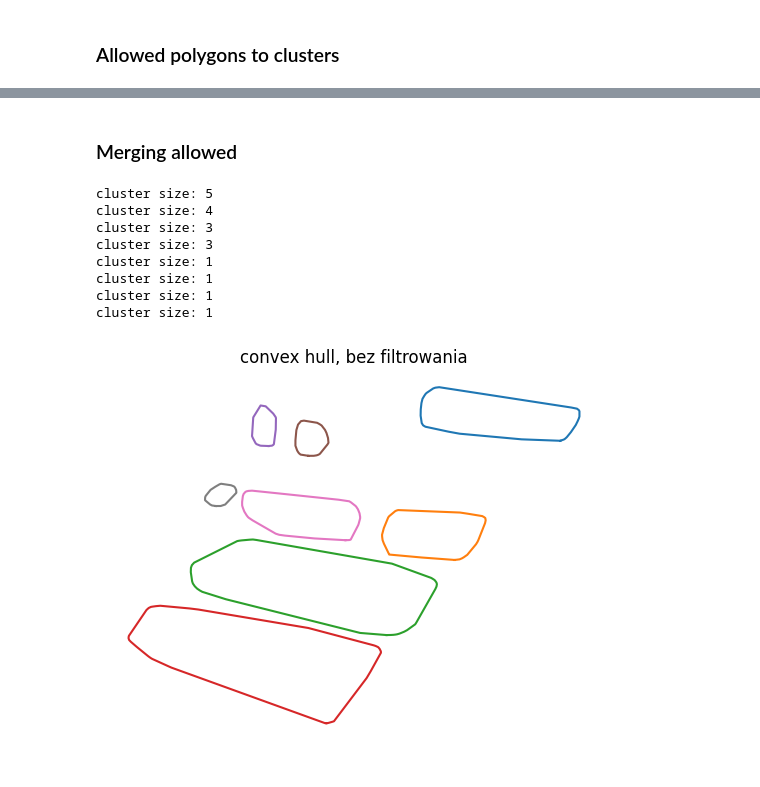
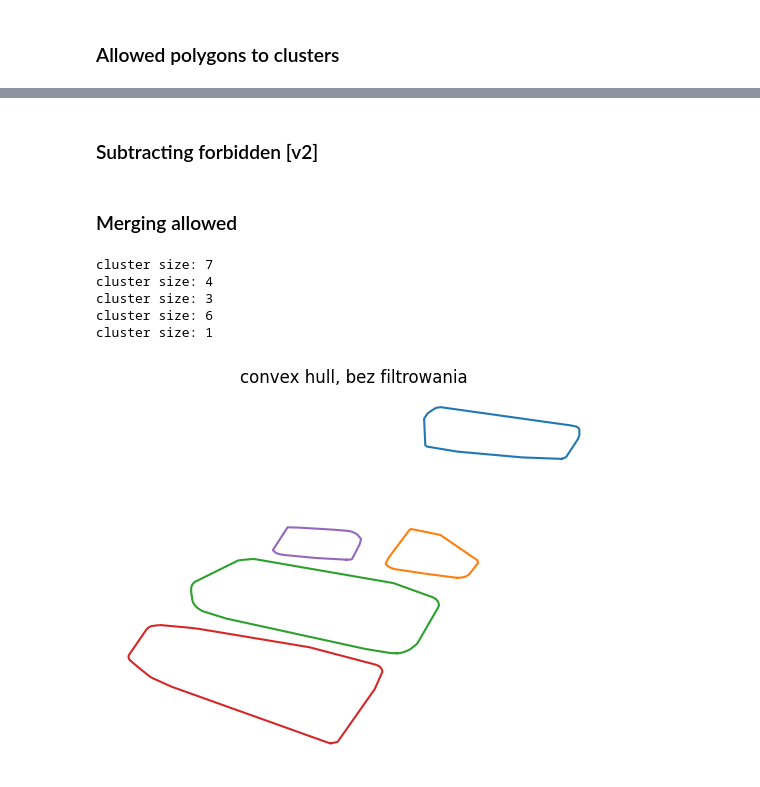
Before and after one commit to Trawirr/ParkingApp, a Jupyter notebook: image_processing/allowed_to_top_down.ipynb, the cells around one changed output, grey strips where cells are left out. Cells and saved outputs as stored; diff of their text form; code cells hidden in the pictures.

Commit message:
subtracting forbidden - update

```diff
--- a/image_processing/allowed_to_top_down.ipynb
+++ b/image_processing/allowed_to_top_down.ipynb
@@ -186,0 +225,16 @@ plt.show()
+# %%
+fig, ax = plt.subplots(figsize=(10, 10))
+
+for poly in allowed_subtracted:
+    print(type(poly))
+    if isinstance(poly, MultiPolygon):
+        print(poly.geoms)
+        for p in poly.geoms:
+            ax.plot(*p.exterior.xy)
+    else:
+        ax.plot(*poly.exterior.xy)
+
+ax.set_title("Separate Regions")
+plt.axis("off")
+plt.title('allowed subtracted merged')
+plt.show()
@@ -186,0 +260,17 @@ plt.show()
+# %%
+# subtracted all forbidden polygons
+fig, ax = plt.subplots(figsize=(10, 10))
+
+for poly in allowed_subtracted:
+    print(type(poly))
+    if isinstance(poly, MultiPolygon):
+        print(poly.geoms)
+        for p in poly.geoms:
+            ax.plot(*p.exterior.xy)
+    else:
+        ax.plot(*poly.exterior.xy)
+
+ax.set_title("Separate Regions")
+plt.axis("off")
+plt.title('allowed subtracted merged')
+plt.show()
@@ -200,7 +309,7 @@ def polygon_distance_matrix(polygons):
     return dist_matrix
 # %%
 cluster_max_dist = 0.5
-all_allowed_polygons = sum([camera_polygons_transformed[cid]['allowed'] for cid in camera_polygons_transformed], [])
+all_allowed_polygons = allowed_subtracted#sum([camera_polygons_transformed[cid]['allowed'] for cid in camera_polygons_transformed], [])
 
 distance_matrix = polygon_distance_matrix(all_allowed_polygons)
 
@@ -250,0 +366,2 @@ for cluster_id, cluster in enumerate(clustered_polygons):
+# %% [markdown]
+### Subtracting forbidden [v2]
@@ -265,29 +384,26 @@ def merge_clusters(clustered_polygons, mode='convex', hull_param=0.5):
     return merged_clusters
 
 def filter_clusters(clustered_polygons, min_polygon_num=0, min_size=0):
-    return [cp for cp in clustered_polygons if len(cp) >= min_polygon_num or MultiPolygon(cp).area >= min_size]
+    return [cp for cp in clustered_polygons if len(cp) >= min_polygon_num and MultiPolygon(cp).area >= min_size]
 # %%
-merged_clusters = merge_clusters(filter_clusters(clustered_polygons))
+merged_clusters = merge_clusters(filter_clusters(clustered_polygons, min_size=5*2.5))
 
 for poly in merged_clusters:
     plt.plot(*poly.exterior.xy)
 
 # for poly in camera_polygons_transformed['weti1']['allowed']:
 #     plt.plot(*poly.exterior.xy)
 # for poly in camera_polygons_transformed['weti2']['allowed']:
 #     plt.plot(*poly.exterior.xy)
 
 plt.axis("off")
 plt.title(f'convex hull, bez filtrowania')
 plt.show()
 # %% [output]
-cluster size: 5
+cluster size: 7
 cluster size: 4
 cluster size: 3
-cluster size: 3
+cluster size: 6
 cluster size: 1
-cluster size: 1
-cluster size: 1
-cluster size: 1
-[figure, old version]
+[figure, new version]
 # %%
```
Also changed, not shown: parts of 16 cells of this notebook.
